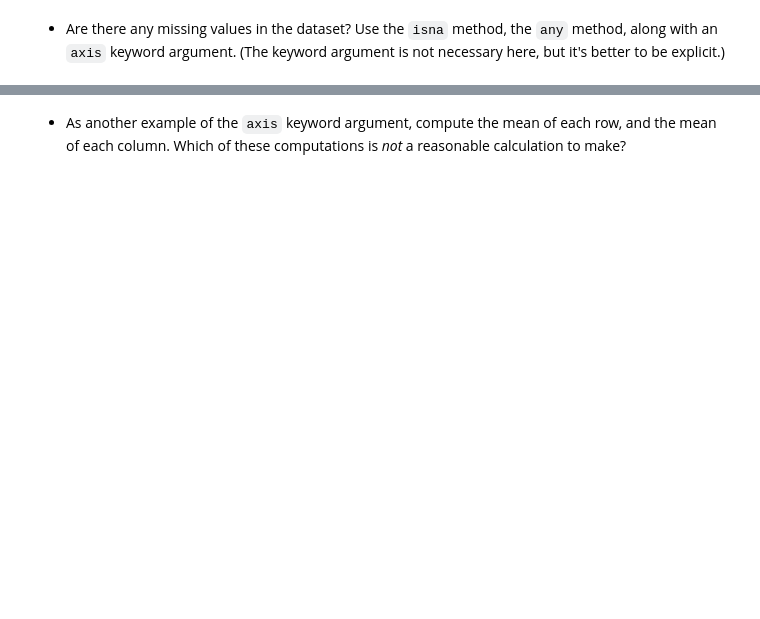
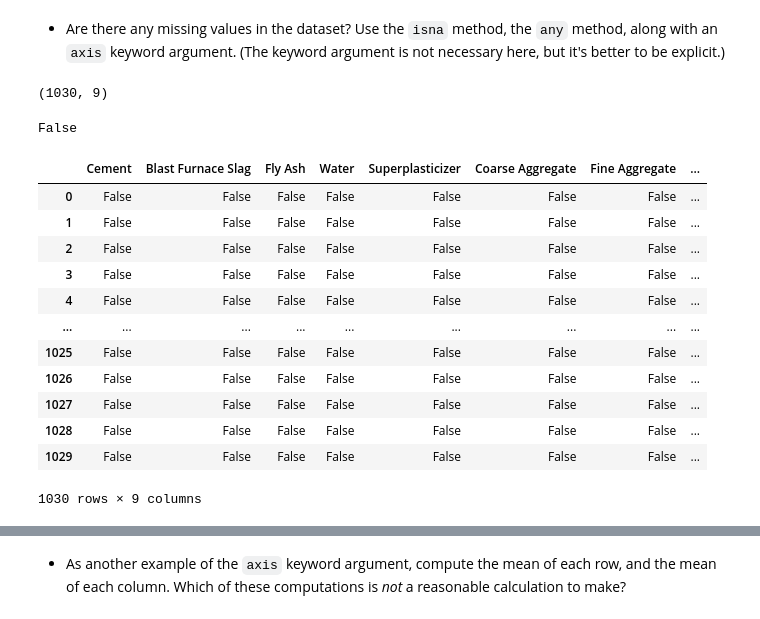
Before and after one commit to yeungme-ops/week3, a Jupyter notebook: Week3-Thursday.ipynb, the cells around one changed output, grey strips where cells are left out. Cells and saved outputs as stored; diff of their text form; code cells hidden in the pictures; blank space fills up the shorter version.

```diff
--- a/Week3-Thursday.ipynb
+++ b/Week3-Thursday.ipynb
@@ -11,2 +41,27 @@ The dataset is described [here](https://archive.ics.uci.edu/dataset/165/concrete
 # %% [markdown]
 * Are there any missing values in the dataset?  Use the `isna` method, the `any` method, along with an `axis` keyword argument.  (The keyword argument is not necessary here, but it's better to be explicit.)
+# %%
+df.shape
+# %% [output]
+(1030, 9)
+# %%
+import numpy as np
+np.nan == np.nan
+# %% [output]
+False
+# %%
+df.isna()
+# %% [output]
+|  | Cement | Blast Furnace Slag | Fly Ash | Water | Superplasticizer | Coarse Aggregate | Fine Aggregate | ... |
+| 0 | False | False | False | False | False | False | False | ... |
+| 1 | False | False | False | False | False | False | False | ... |
+| 2 | False | False | False | False | False | False | False | ... |
+| 3 | False | False | False | False | False | False | False | ... |
+| 4 | False | False | False | False | False | False | False | ... |
+| ... | ... | ... | ... | ... | ... | ... | ... | ... |
+| 1025 | False | False | False | False | False | False | False | ... |
+| 1026 | False | False | False | False | False | False | False | ... |
+| 1027 | False | False | False | False | False | False | False | ... |
+| 1028 | False | False | False | False | False | False | False | ... |
+| 1029 | False | False | False | False | False | False | False | ... |
+1030 rows × 9 columns
```
Also changed, not shown: parts of 31 cells of this notebook.
